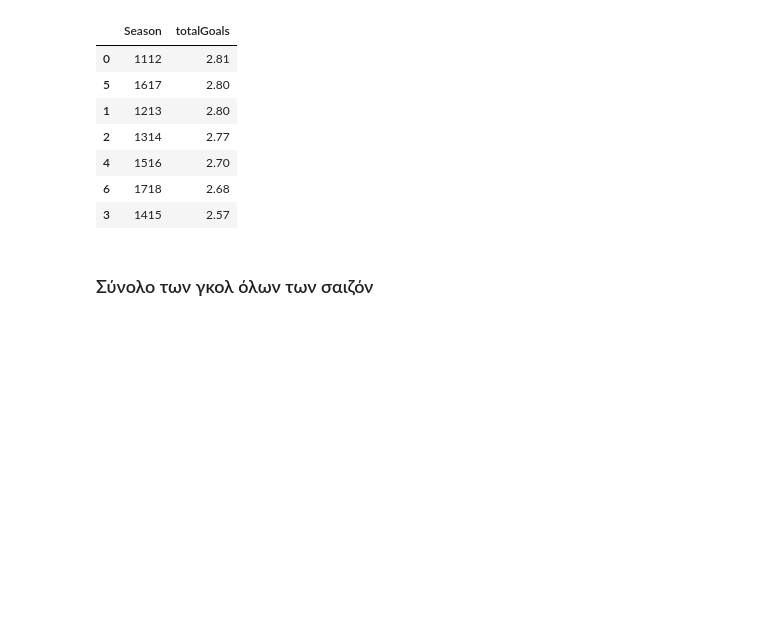
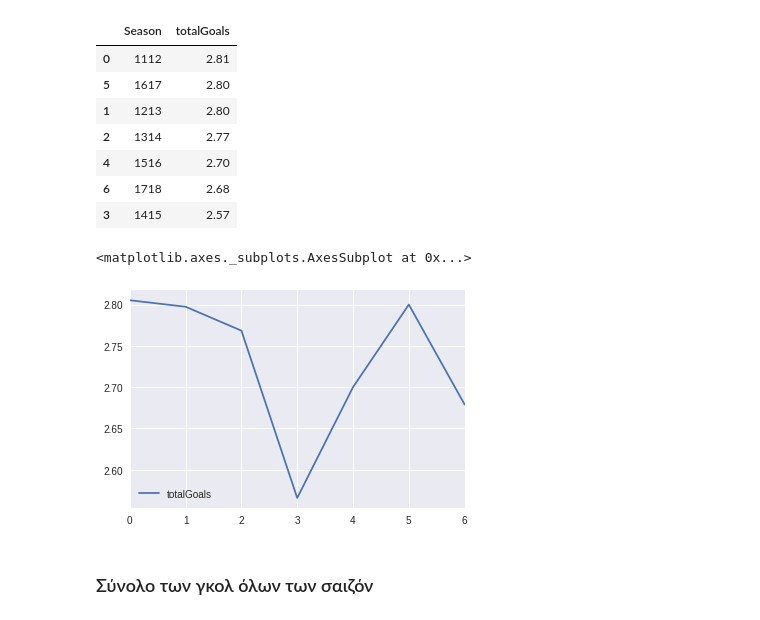
Before and after one commit to stefanosarta/premier-league, a Jupyter notebook: pl.ipynb, the cells around one changed output. Saved outputs shown, nothing was run; the diff lists cells and outputs as text; code cells hidden in the pictures; blank space fills up the shorter version.

```diff
--- a/pl.ipynb
+++ b/pl.ipynb
@@ -134,6 +134,11 @@ df3.sort_values('totalGoals', ascending=False)
 | 4 | 1516 | 2.70 |
 | 6 | 1718 | 2.68 |
 | 3 | 1415 | 2.57 |
+# %%
+df3[['Season','totalGoals']].plot()
+# %% [output]
+<matplotlib.axes._subplots.AxesSubplot at 0x...>
+[figure, added]
 # %% [markdown]
 ### Σύνολο των γκολ όλων των σαιζόν
 # %%
```
Also changed, not shown: parts of 11 cells of this notebook.
